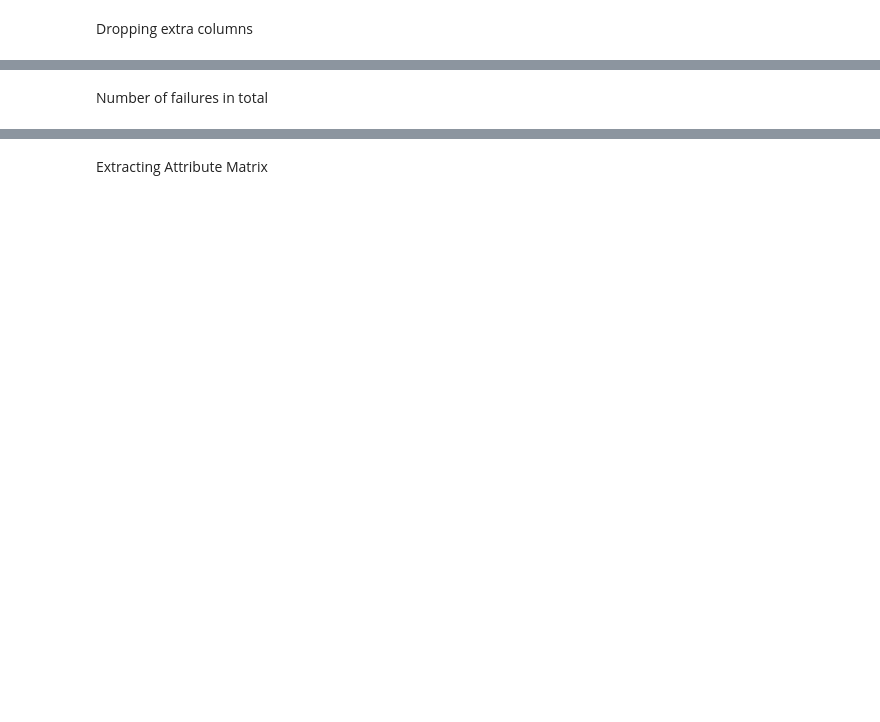
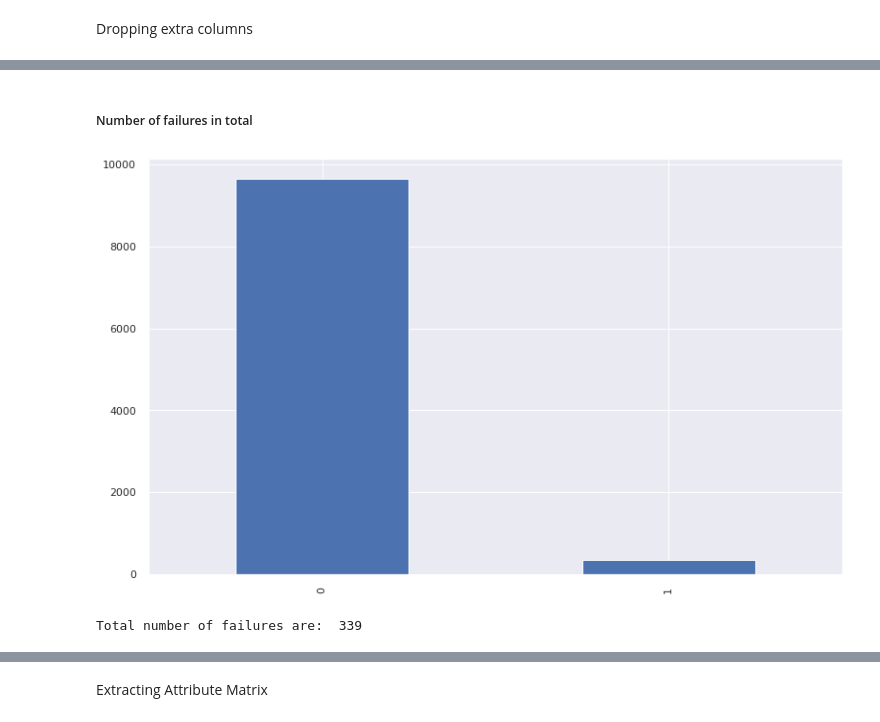
Before and after one commit to GursimarSaini/INSE6310Project, a Jupyter notebook: PredictiveMaintenance.ipynb, the cells around one changed output, grey strips where cells are left out. Saved outputs shown, nothing was run; the diff lists cells and outputs as text; code cells hidden in the pictures; blank space fills up the shorter version.

```diff
--- a/PredictiveMaintenance.ipynb
+++ b/PredictiveMaintenance.ipynb
@@ -81,4 +81,5 @@ plt.rcParams['figure.figsize'] = (13,8)
 # %% [markdown]
 # Loading Data
 # %%
-df = pd.read_csv('https://raw.githubusercontent.com/GursimarSaini/INSE6310Project/main/data/ai4i2020.csv')
+df = df1 = pd.read_csv('https://raw.githubusercontent.com/GursimarSaini/INSE6310Project/main/data/ai4i2020.csv')
+# For multiclass labeling
@@ -85,4 +120,3 @@ df = pd.read_csv('https://raw.githubusercontent.com/GursimarSaini/INSE6310Projec
 # %%
-typeOfFailure=["TWF","HDF","PWF","OSF","RNF"]
-def getValue(i):
-  return df[i]
+df = df.drop(columns=["FailureType","TWF","HDF","PWF","OSF","RNF"])
+df.head(10)
@@ -89,13 +134,0 @@ def getValue(i):
-# %%
-
-df["FailureType"]  = 0
-for i in range(len(df["TWF"])):
-  if df["MachineFailure"][i] == 1:
-    t,h,p,o,r = df["TWF"][i],df["HDF"][i],df["PWF"][i],df["OSF"][i],df["RNF"][i]
-    if only one of t,h,p,o,r is 1:
-      df["FailureType"][i] = whichever is not one
-    if all of t,h,p,o,r is 0:
-      df["FailureType"][i] = 0
-    if more than one of thpor is 1:
-      df["FailureType"][i] = np.nan
-df.head(10)
@@ -145,0 +271,4 @@ dfwUniqueF = dfwUniqueF.drop(columns=["UDI", "ProductID",	"Type"])
+# %%
+df = df.drop(columns=["UDI", "ProductID",	"Type"])
+df1 = df1.drop(columns=["UDI", "ProductID",	"Type"])
+df.head(10)
@@ -146,8 +287,12 @@ dfwUniqueF = dfwUniqueF.drop(columns=["UDI", "ProductID",	"Type"])
 # %% [markdown]
-Number of failures in total
+##### Number of failures in total
 # %%
-dfwUniqueF['MachineFailure'].value_counts().plot(kind='bar')
+df['MachineFailure'].value_counts().plot(kind='bar')
 plt.ylabel('')
 plt.show()
+# %% [output]
+[figure, added]
 # %%
 print("Total number of failures are: ",(df.MachineFailure == 1).sum())
+# %% [output]
+Total number of failures are:  339
```
Also changed, not shown: parts of 45 cells of this notebook.
